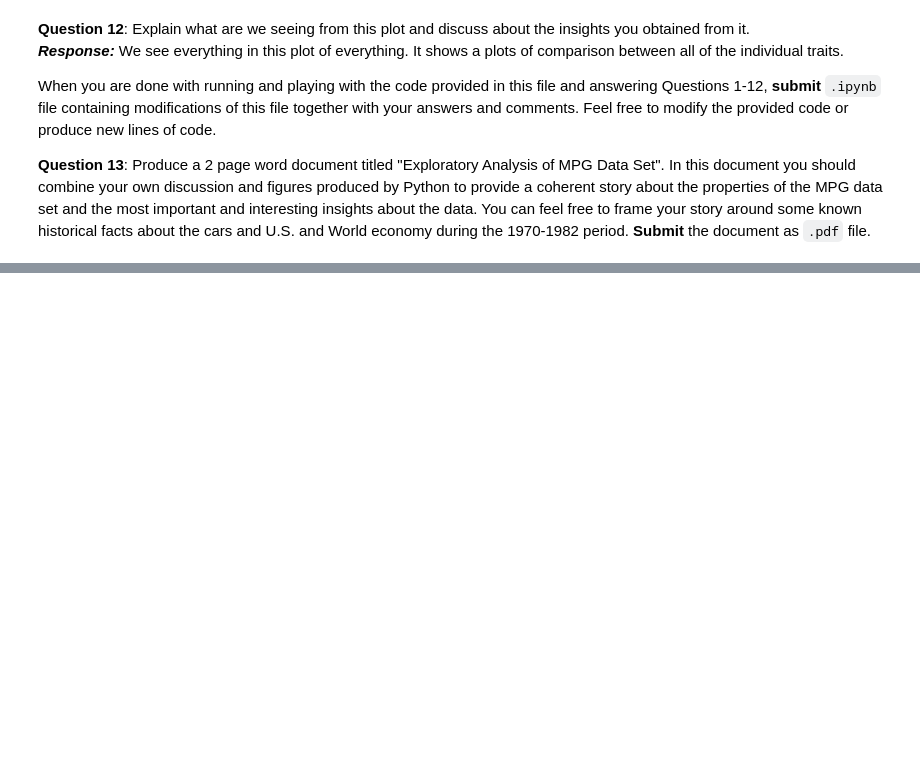
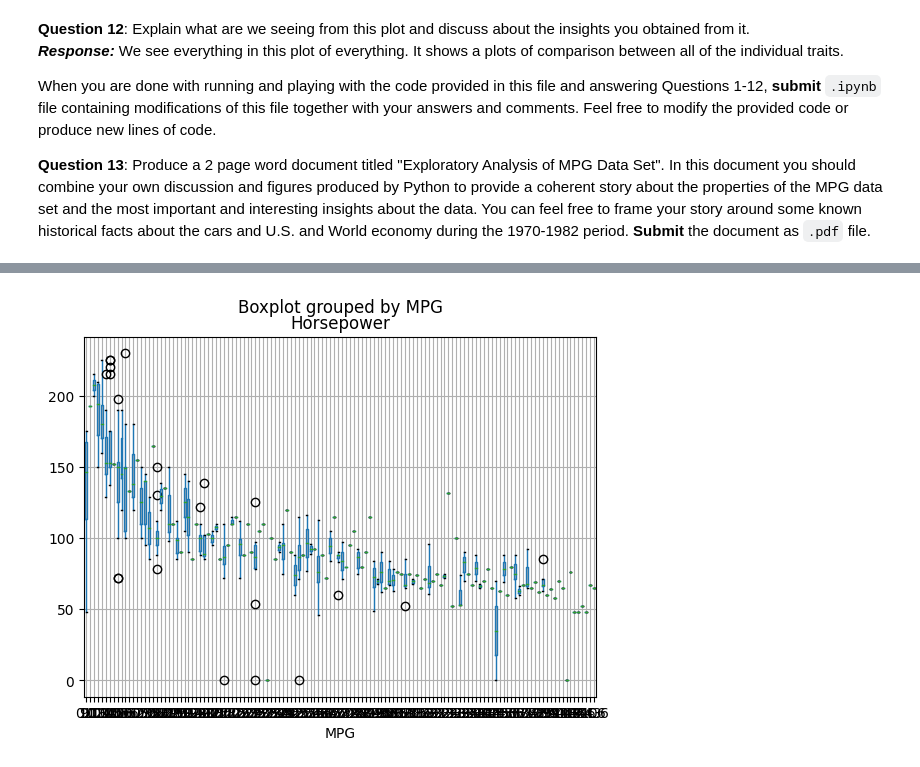
Before and after one commit to jiajingan/templeUniversity, a Jupyter notebook: CIS5526/homework2/CIS3715 (Temple - Spring 2020) Lab2.ipynb, the cells around one changed output, grey strips where cells are left out. Drawn from its saved outputs; the diff is of its cells as text; code cells hidden in the pictures; blank space fills up the shorter version.

```diff
--- a/CIS5526/homework2/CIS3715 (Temple - Spring 2020) Lab2.ipynb
+++ b/CIS5526/homework2/CIS3715 (Temple - Spring 2020) Lab2.ipynb
@@ -221,0 +226,4 @@ When you are done with running and playing with the code provided in this file a
+# %%
+df.boxplot(column='Horsepower',by='MPG');
+# %% [output]
+[figure, added]
```
Also changed, not shown: parts of 3 cells of this notebook, 9 other files.
